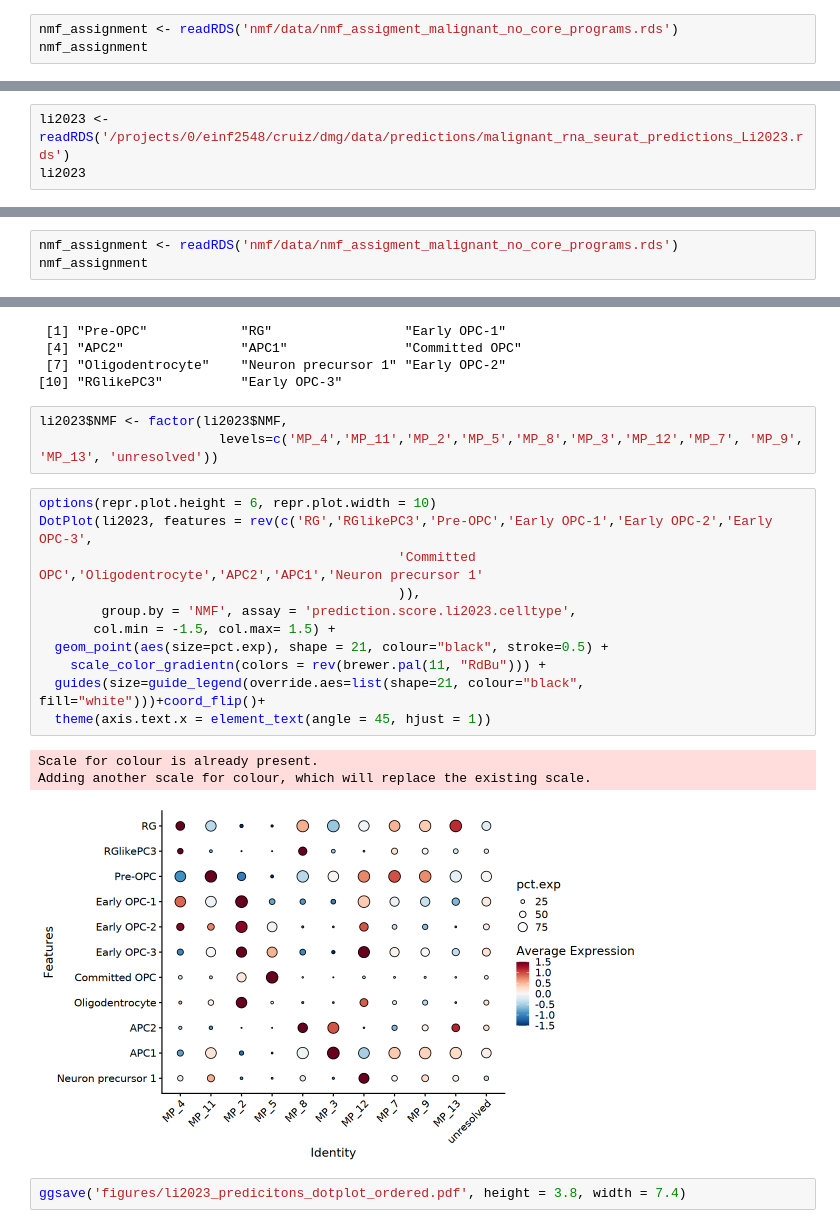
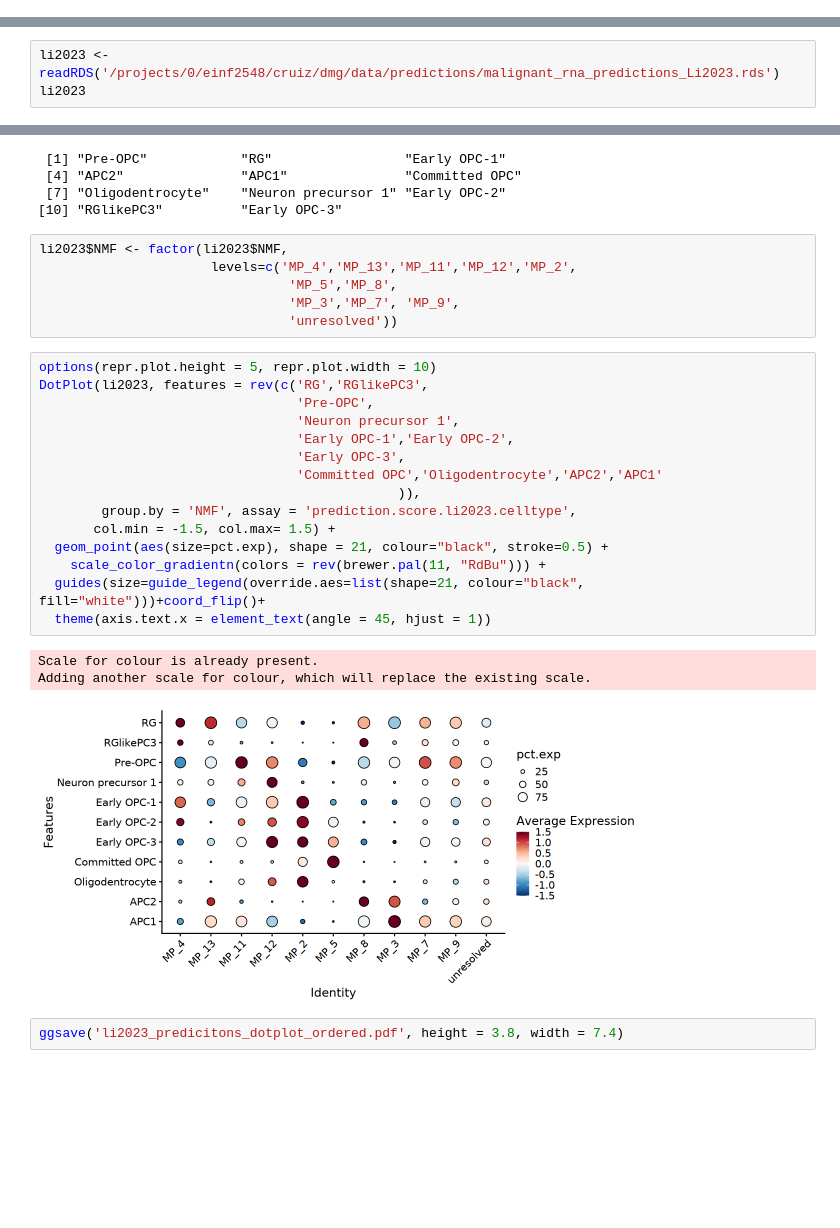
Before and after one commit to ccruizm/pHGGmap, a Jupyter notebook: Figures/Figure_2/Fig 2B.ipynb, the cells around one changed output, grey strips where cells are left out. Cells and saved outputs as stored; diff of their text form; blank space fills up the shorter version.

```diff
--- a/Figures/Figure_2/Fig 2B.ipynb
+++ b/Figures/Figure_2/Fig 2B.ipynb
@@ -110,6 +106,3 @@ Active assay: RNA (19248 features, 2000 variable features)
  3 layers present: counts, data, scale.data
  2 other assays present: prediction.score.wang2024.celltype, prediction.score.wang2024_subset.celltype
  2 dimensional reductions calculated: pca, umap
-# %%
-nmf_assignment <- readRDS('nmf/data/nmf_assigment_malignant_no_core_programs.rds')
-nmf_assignment
@@ -177,7 +152,7 @@ ggsave('figures/wang2024_predicitons_dotplot_ordered.pdf', height = 3.6, width =
 # %% [markdown]
 ### Li2023 predictions
 # %%
-li2023 <- readRDS('/projects/0/einf2548/cruiz/dmg/data/predictions/malignant_rna_seurat_predictions_Li2023.rds')
+li2023 <- readRDS('/projects/0/einf2548/cruiz/dmg/data/predictions/malignant_rna_predictions_Li2023.rds')
 li2023
 # %% [output]
 An object of class Seurat
@@ -186,6 +161,3 @@ Active assay: RNA (19248 features, 2000 variable features)
  3 layers present: counts, data, scale.data
  1 other assay present: prediction.score.li2023.celltype
  2 dimensional reductions calculated: pca, umap
-# %%
-nmf_assignment <- readRDS('nmf/data/nmf_assigment_malignant_no_core_programs.rds')
-nmf_assignment
@@ -228,21 +180,28 @@ unique(li2023$predicted.li2023.celltype)
 [10] "RGlikePC3"          "Early OPC-3"
 # %%
 li2023$NMF <- factor(li2023$NMF,
-                       levels=c('MP_4','MP_11','MP_2','MP_5','MP_8','MP_3','MP_12','MP_7', 'MP_9', 'MP_13', 'unresolved'))
+                      levels=c('MP_4','MP_13','MP_11','MP_12','MP_2',
+                                'MP_5','MP_8',
+                                'MP_3','MP_7', 'MP_9',
+                                'unresolved'))
 # %%
-options(repr.plot.height = 6, repr.plot.width = 10)
-DotPlot(li2023, features = rev(c('RG','RGlikePC3','Pre-OPC','Early OPC-1','Early OPC-2','Early OPC-3',
-                                              'Committed OPC','Oligodentrocyte','APC2','APC1','Neuron precursor 1'
+options(repr.plot.height = 5, repr.plot.width = 10)
+DotPlot(li2023, features = rev(c('RG','RGlikePC3',
+                                 'Pre-OPC',
+                                 'Neuron precursor 1',
+                                 'Early OPC-1','Early OPC-2',
+                                 'Early OPC-3',
+                                 'Committed OPC','Oligodentrocyte','APC2','APC1'
                                               )),
         group.by = 'NMF', assay = 'prediction.score.li2023.celltype',
        col.min = -1.5, col.max= 1.5) +
   geom_point(aes(size=pct.exp), shape = 21, colour="black", stroke=0.5) +
     scale_color_gradientn(colors = rev(brewer.pal(11, "RdBu"))) +
   guides(size=guide_legend(override.aes=list(shape=21, colour="black", fill="white")))+coord_flip()+
   theme(axis.text.x = element_text(angle = 45, hjust = 1))
 # %% [output]
 Scale for colour is already present.
 Adding another scale for colour, which will replace the existing scale.
-[figure, old version]
+[figure, new version]
 # %%
-ggsave('figures/li2023_predicitons_dotplot_ordered.pdf', height = 3.8, width = 7.4)
+ggsave('li2023_predicitons_dotplot_ordered.pdf', height = 3.8, width = 7.4)
```
Also changed, not shown: parts of 12 cells of this notebook, 3 other files.
